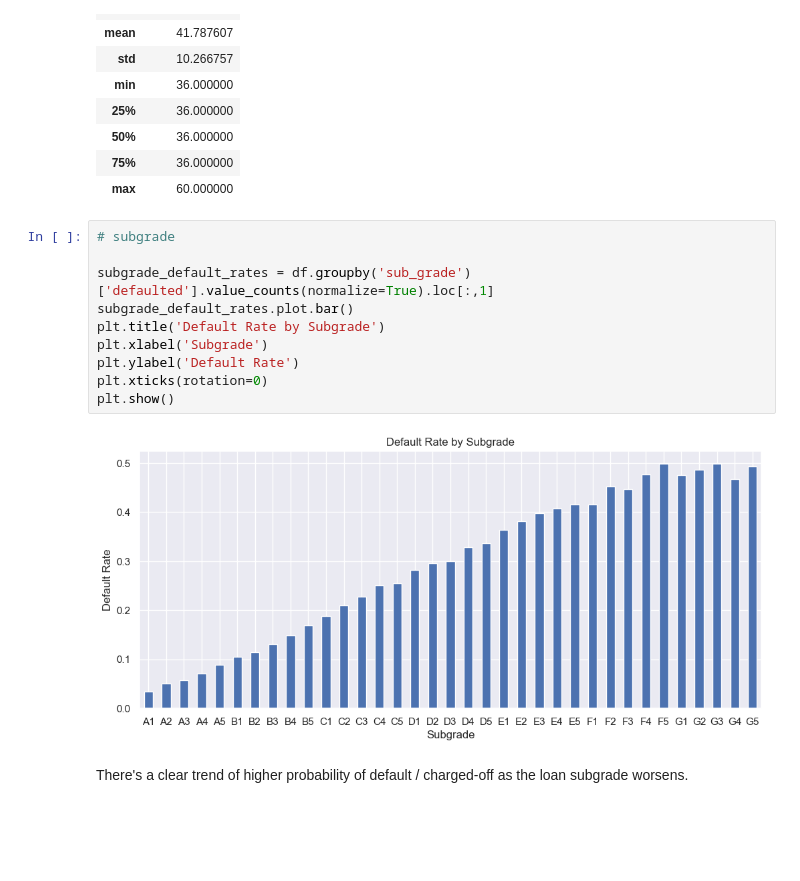
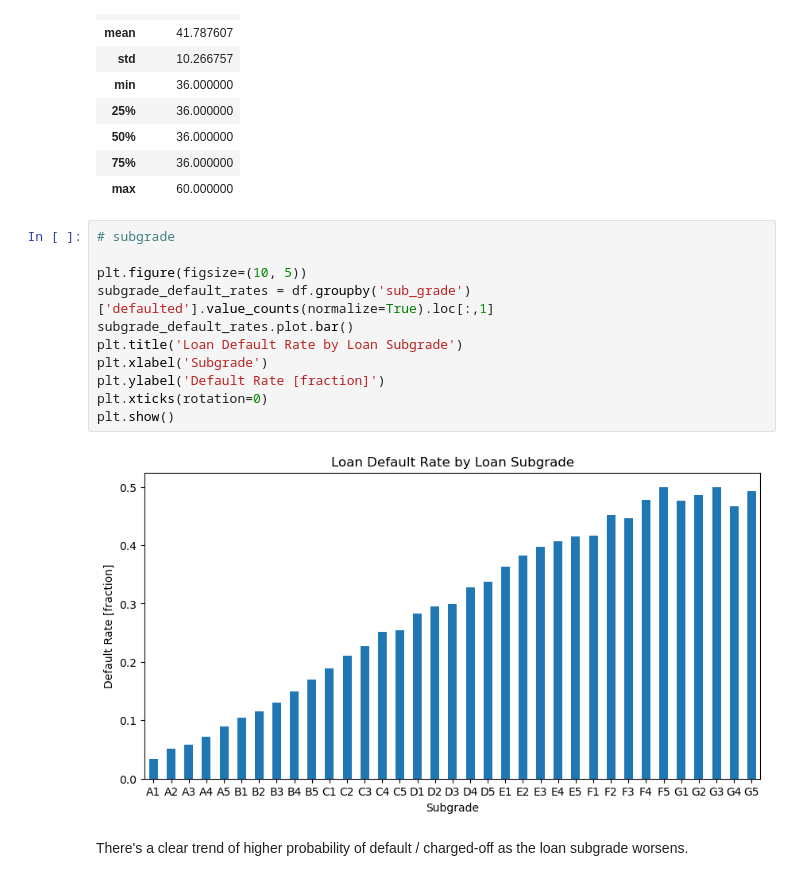
Before and after one commit to yxing12/data1030-load-default-prob, a Jupyter notebook: loan_default_prob.ipynb, the cells around one changed output. Drawn from its saved outputs; the diff is of its cells as text; blank space fills up the shorter version.

```diff
--- a/loan_default_prob.ipynb
+++ b/loan_default_prob.ipynb
@@ -618,15 +620,16 @@ df[categorical_cols].describe()
 # %%
 # subgrade
 
+plt.figure(figsize=(10, 5))
 subgrade_default_rates = df.groupby('sub_grade')['defaulted'].value_counts(normalize=True).loc[:,1]
 subgrade_default_rates.plot.bar()
-plt.title('Default Rate by Subgrade')
+plt.title('Loan Default Rate by Loan Subgrade')
 plt.xlabel('Subgrade')
-plt.ylabel('Default Rate')
+plt.ylabel('Default Rate [fraction]')
 plt.xticks(rotation=0)
 plt.show()
 # %% [output]
-[figure, old version]
+[figure, new version]
 # %% [markdown]
 There's a clear trend of higher probability of default / charged-off as the loan subgrade worsens.
 # %%
```
Also changed, not shown: parts of 14 cells of this notebook.
